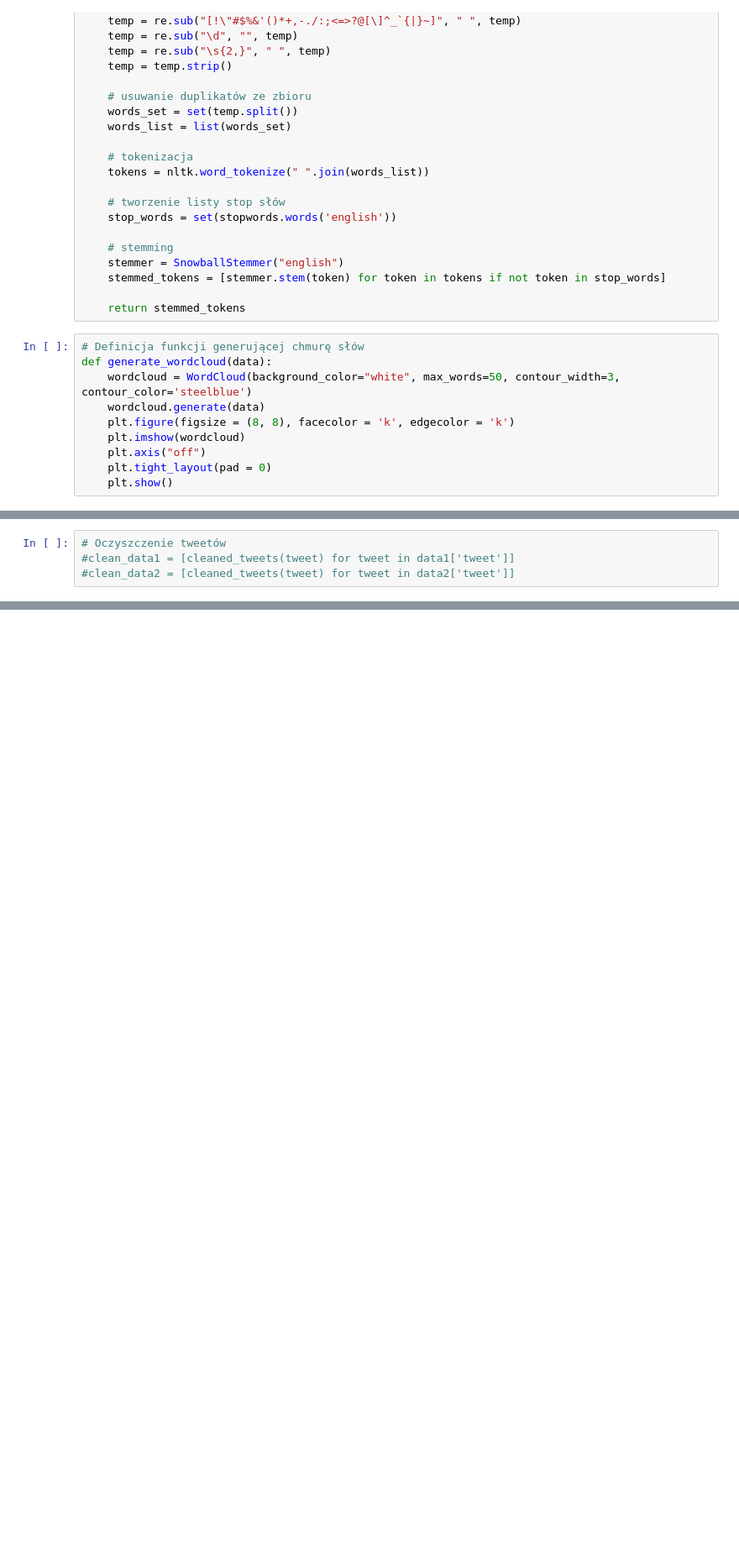
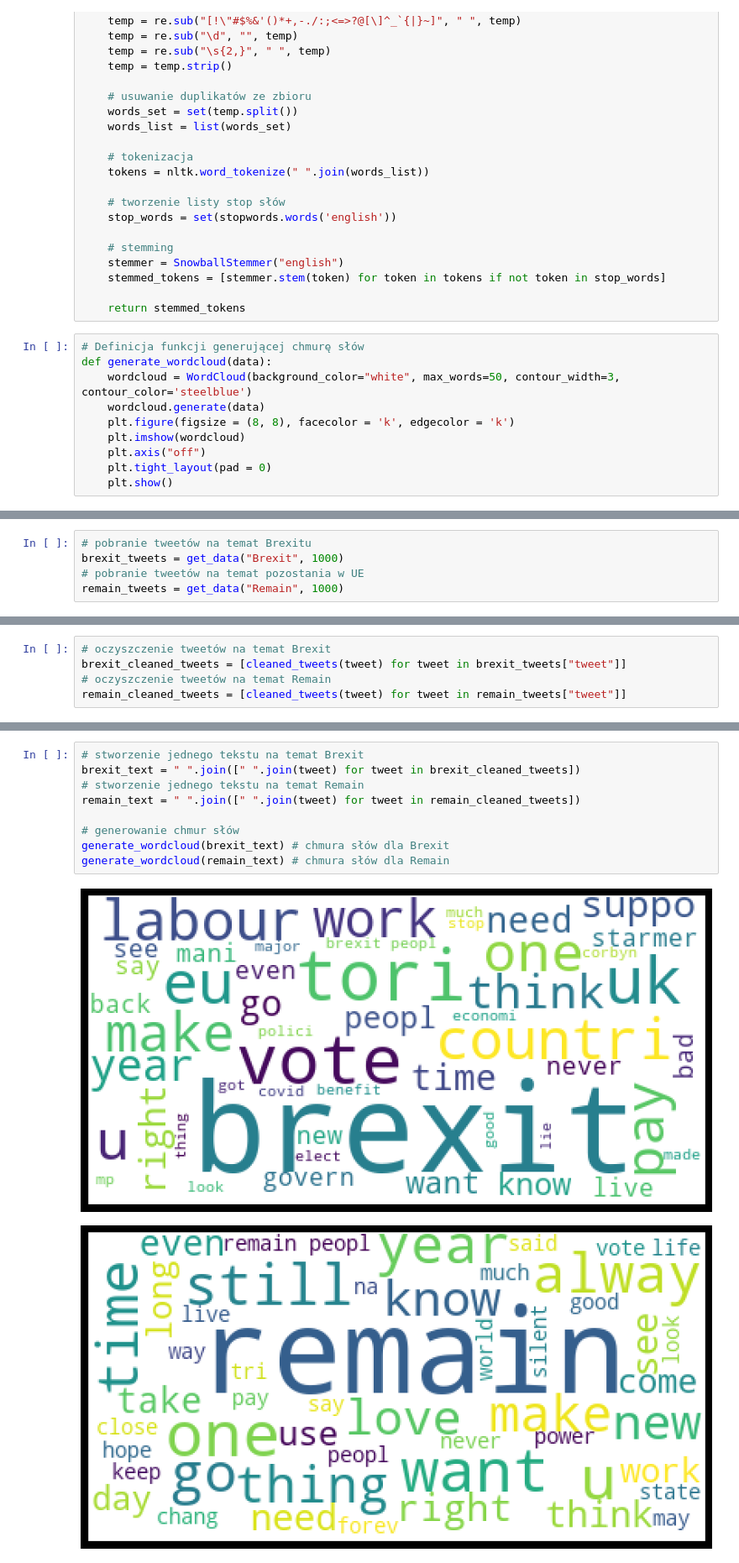
Before and after one commit to lukaszlewickii/Wordcloud-project, a Jupyter notebook: Project.ipynb, the cells around one changed output, grey strips where cells are left out. Shown at 84% size. Drawn from its saved outputs; the diff is of its cells as text; blank space fills up the shorter version.

```diff
--- a/Project.ipynb
+++ b/Project.ipynb
@@ -92,0 +89,5 @@ def generate_wordcloud(data):
+# %%
+# pobranie tweetów na temat Brexitu
+brexit_tweets = get_data("Brexit", 1000)
+# pobranie tweetów na temat pozostania w UE
+remain_tweets = get_data("Remain", 1000)
@@ -93,4 +112,5 @@ def generate_wordcloud(data):
 # %%
-# Oczyszczenie tweetów
-#clean_data1 = [cleaned_tweets(tweet) for tweet in data1['tweet']]
-#clean_data2 = [cleaned_tweets(tweet) for tweet in data2['tweet']]
+# oczyszczenie tweetów na temat Brexit
+brexit_cleaned_tweets = [cleaned_tweets(tweet) for tweet in brexit_tweets["tweet"]]
+# oczyszczenie tweetów na temat Remain
+remain_cleaned_tweets = [cleaned_tweets(tweet) for tweet in remain_tweets["tweet"]]
@@ -177,0 +117,12 @@ generate_wordcloud(' '.join(common_words))
+# %%
+# stworzenie jednego tekstu na temat Brexit
+brexit_text = " ".join([" ".join(tweet) for tweet in brexit_cleaned_tweets])
+# stworzenie jednego tekstu na temat Remain
+remain_text = " ".join([" ".join(tweet) for tweet in remain_cleaned_tweets])
+
+# generowanie chmur słów
+generate_wordcloud(brexit_text) # chmura słów dla Brexit
+generate_wordcloud(remain_text) # chmura słów dla Remain
+# %% [output]
+[figure, added]
+[figure, added]
```
Also changed, not shown: parts of 11 cells of this notebook, 1 other file.
